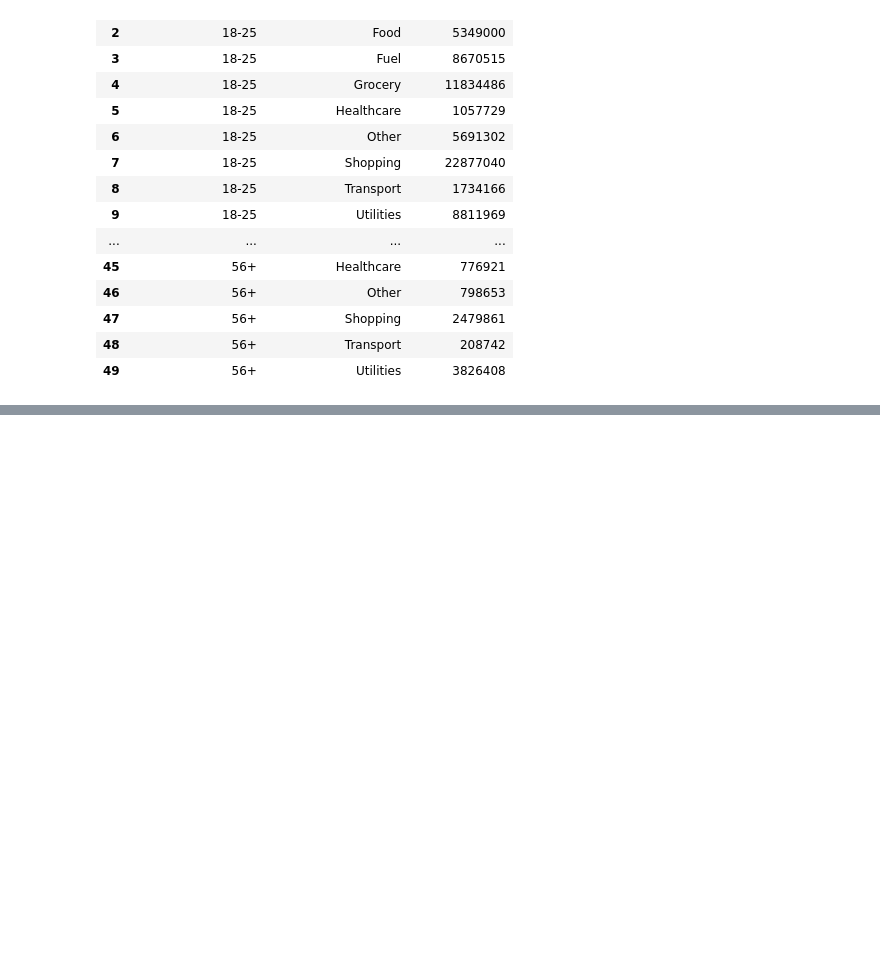
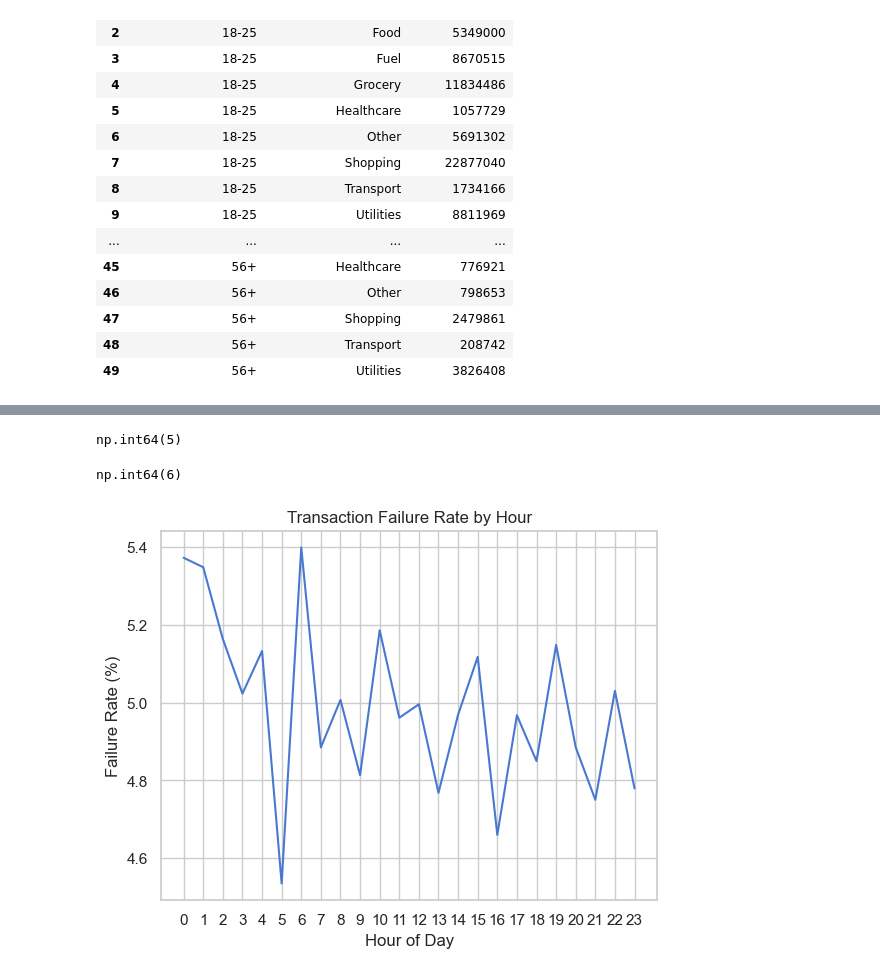
Before and after one commit to RehanShikalgar/upi-insights-2024, a Jupyter notebook: 01_data_inspection.ipynb, the cells around one changed output, grey strips where cells are left out. Drawn from its saved outputs; the diff is of its cells as text; code cells hidden in the pictures; blank space fills up the shorter version.

Commit message:
Finalize UPI transaction analysis notebook

```diff
--- a/01_data_inspection.ipynb
+++ b/01_data_inspection.ipynb
@@ -385,0 +431,3 @@ age_category
+# %%
+hourly_failure = pd.crosstab(df['hour_of_day'],df['transaction_status'], normalize="index")*100
+hourly_failure
@@ -385,0 +453,17 @@ age_category
+# %%
+hourly_failure["FAILED"].idxmin()
+# %% [output]
+np.int64(5)
+# %%
+hourly_failure["FAILED"].idxmax()
+# %% [output]
+np.int64(6)
+# %%
+sns.lineplot(data=hourly_failure["FAILED"])
+plt.title("Transaction Failure Rate by Hour")
+plt.xlabel("Hour of Day")
+plt.ylabel("Failure Rate (%)")
+plt.xticks(range(0,24))
+plt.show()
+# %% [output]
+[figure, added]
```
Also changed, not shown: parts of 20 cells of this notebook.
